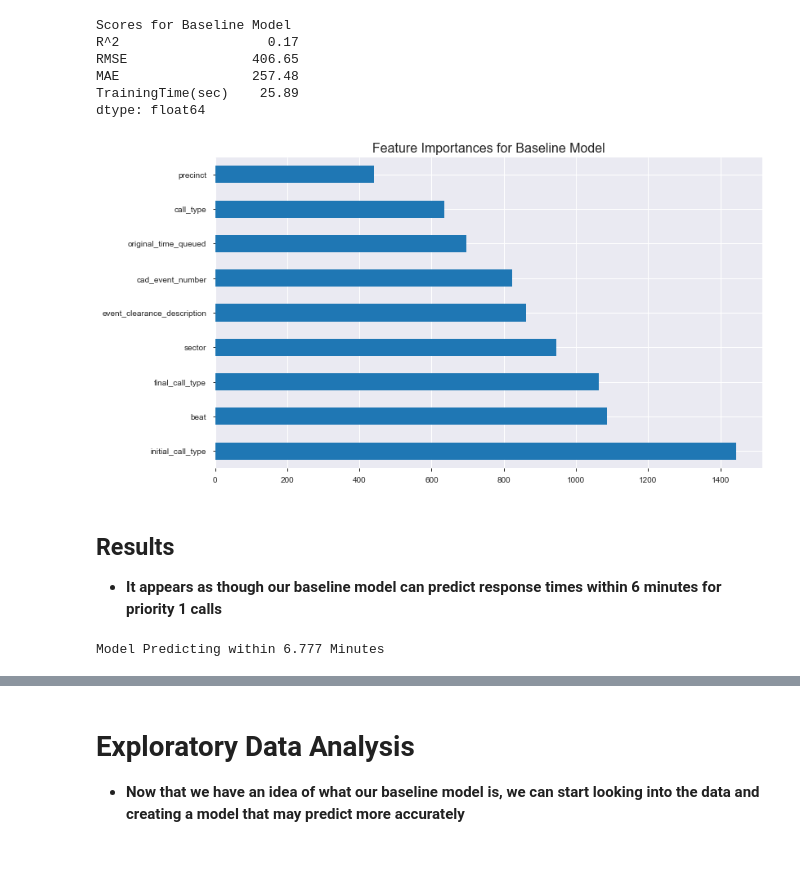
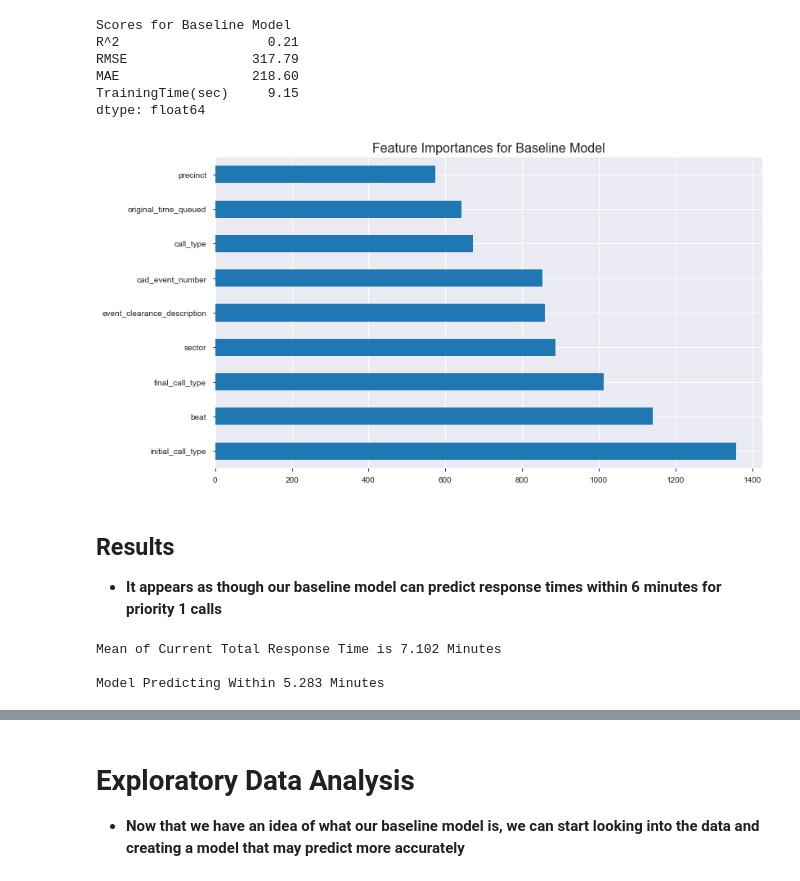
Before and after one commit to sam-cannon/Predicting-911-Calls-In-Seattle, a Jupyter notebook: Predicting 911 Response Times.ipynb, the cells around one changed output, grey strips where cells are left out. Cells and saved outputs as stored; diff of their text form; code cells hidden in the pictures.

Commit message:
Baseline Model with EDA

```diff
--- a/Predicting 911 Response Times.ipynb
+++ b/Predicting 911 Response Times.ipynb
@@ -67,6 +73,9 @@ def clean_df(df):
     #create response time in seconds
     df['total_response_time'] = df['total_response_time'].dt.total_seconds()
 
+    #make df for only the last three years
+    df = df[df['original_time_queued'].dt.year > 2015]
+
     #just drop the response times that are negative or 0
     to_drop = df[df['total_response_time'] < 0]
 
@@ -86,7 +95,7 @@ def clean_df(df):
         return pos_outliers; neg_outliers
 
     #find and remove outliers at 3stds
-    response_time_outliers = z_score_indices_of_outliers(df['total_response_time'])
+    response_time_outliers = z_score_indices_of_outliers(df['total_response_time'], threshold = 3)
 
     #drop outliers and reset the index again
     df = df.drop(response_time_outliers.index).reset_index(drop = True)
@@ -99,7 +108,7 @@ df = clean_df(df)
 #create function for scoring model
 def train_model_get_score(df, model):
 
-     #select features and target
+    #select features and target
     features = df.drop(['total_response_time', 'arrived_time'], axis = 1)
     labels = df['total_response_time']
 
@@ -112,7 +121,7 @@ def train_model_get_score(df, model):
 
 
     #split training data into train and test set for validation
-    X_train, X_test, y_train, y_test = train_test_split(features, labels, test_size = .2, random_state = 49)
+    X_train, X_test, y_train, y_test = train_test_split(features, labels, test_size = .2)
 
 
     def get_score(model):
@@ -130,42 +139,49 @@ def train_model_get_score(df, model):
         r2 = model.score(X_test, y_test)
         rmse = np.sqrt(mean_squared_error(y_test, predictions))
         mae = mean_absolute_error(y_test, predictions)
 
         score_results = pd.Series([r2, rmse, mae, totalTime], index=['R^2', 'RMSE', 'MAE', 'TrainingTime(sec)'])
 
         #plotting feature importances
         feature_importances = pd.Series(model.feature_importances_, index=features.columns)
         feature_importances.nlargest(20).plot(kind='barh', figsize = (12, 7))
         plt.title('Feature Importances for Baseline Model', fontsize = 16);
 
         return score_results
 
     #get score for model
     score = get_score(model)
 
+
     print('Scores for Baseline Model')
 
     print(f'{score}')
 
 #instatiate model
 model_lgb = lgb.LGBMRegressor(objective='regression',num_leaves=5, learning_rate=0.05, n_estimators=2000, max_bin = 55, bagging_fraction = 0.8,
                                   bagging_freq = 5, feature_fraction = 0.2319, feature_fraction_seed=9, bagging_seed=9, min_data_in_leaf =6,
                                   min_sum_hessian_in_leaf = 11)
 
 #score basline model
 train_model_get_score(df, model_lgb)
 # %% [output]
 Scores for Baseline Model
-R^2                   0.17
-RMSE                406.65
-MAE                 257.48
-TrainingTime(sec)    25.89
+R^2                   0.21
+RMSE                317.79
+MAE                 218.60
+TrainingTime(sec)     9.15
 dtype: float64
-[figure, old version]
+[figure, new version]
 # %% [markdown]
 ## Results
 - __It appears as though our baseline model can predict response times within 6 minutes for priority 1 calls__
-# %%
-print(f'Model Predicting within {round(406.65/60, 3)} Minutes')
-# %% [output]
-Model Predicting within 6.777 Minutes
+# %%
+print(f'Mean of Current Total Response Time is {round(426.1398219499248/60, 3)} Minutes')
+
+print(' ')
+
+print(f'Model Predicting Within {round(317/60, 3)} Minutes')
+# %% [output]
+Mean of Current Total Response Time is 7.102 Minutes
+
+Model Predicting Within 5.283 Minutes
```
Also changed, not shown: parts of 15 cells of this notebook.
